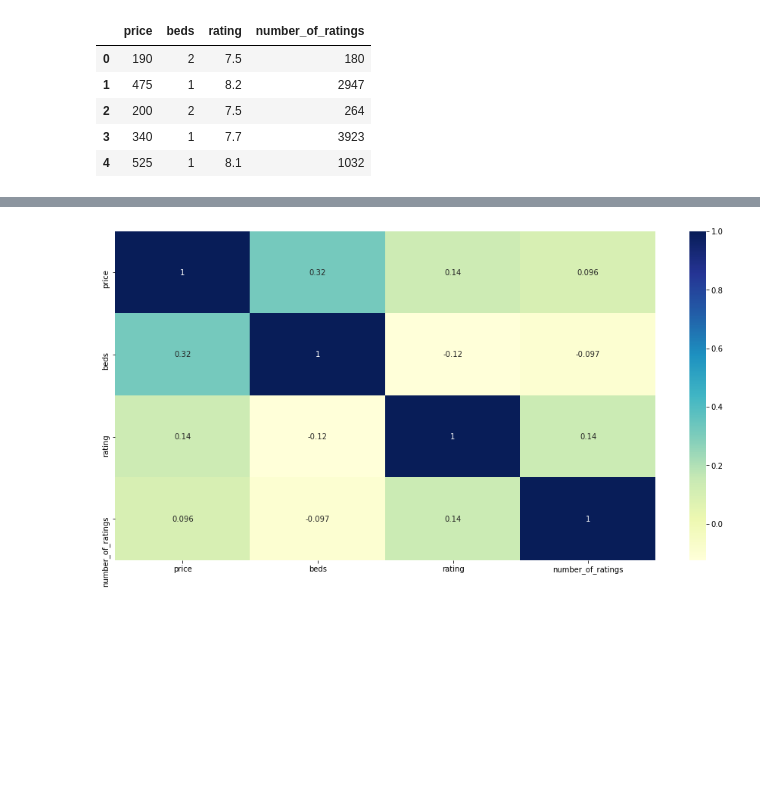
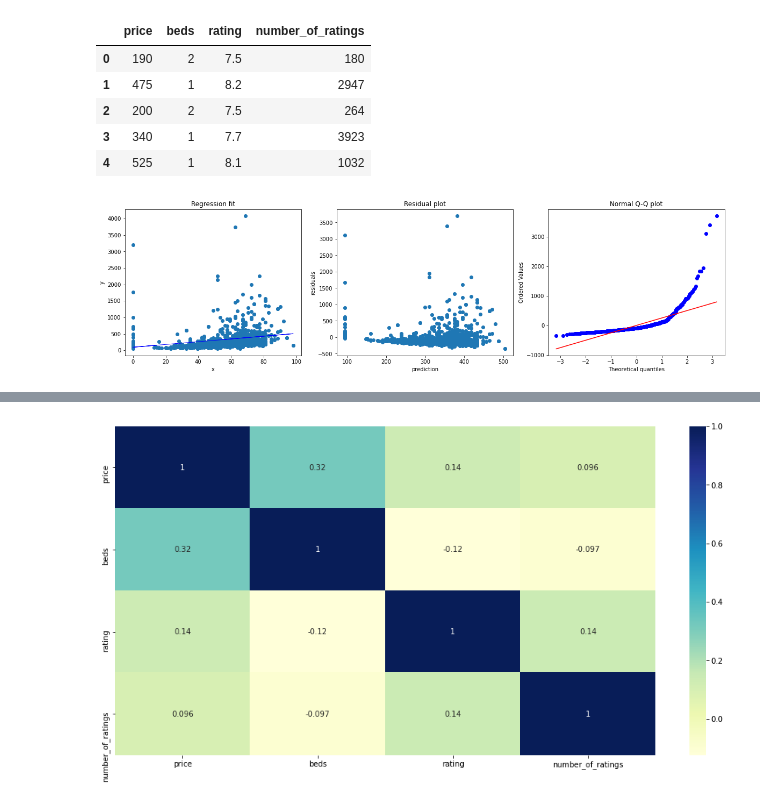
Before and after one commit to jennansowayan/Hotel_Rooms_Price_Prediction, a Jupyter notebook: Linear Regression - Booking.com.ipynb, the cells around one changed output, grey strips where cells are left out. Saved outputs shown, nothing was run; the diff lists cells and outputs as text; code cells hidden in the pictures; blank space fills up the shorter version.

```diff
--- a/Linear Regression - Booking.com.ipynb
+++ b/Linear Regression - Booking.com.ipynb
@@ -731,7 +727,7 @@ df3[df3['location'].str.contains("Show on map")]
 #df3.to_csv("reg1.csv",index=False)
 
 
-df3 = pd.read_csv('reg1112.csv')
+df3 = pd.read_csv('reg111.csv')
 # %%
 
 #df3['beds'].astype(int)
@@ -770,3 +766,38 @@ x.head()
 | 2 | 200 | 2 | 7.5 | 264 |
 | 3 | 340 | 1 | 7.7 | 3923 |
 | 4 | 525 | 1 | 8.1 | 1032 |
+# %%
+import scipy.stats as stats
+
+def diagnostic_plot(x, y):
+    plt.figure(figsize=(20,5))
+
+    rgr = LinearRegression()
+    rgr.fit(x,y)
+    pred = rgr.predict(x)
+
+    plt.subplot(1, 3, 1)
+    plt.scatter(x,y)
+    plt.plot(x, pred, color='blue',linewidth=1)
+    plt.title("Regression fit")
+    plt.xlabel("x")
+    plt.ylabel("y")
+
+    plt.subplot(1, 3, 2)
+    res = y - pred
+    plt.scatter(pred, res)
+    plt.title("Residual plot")
+    plt.xlabel("prediction")
+    plt.ylabel("residuals")
+
+    plt.subplot(1, 3, 3)
+    #Generates a probability plot of sample data against the quantiles of a
+    # specified theoretical distribution
+    stats.probplot(res, dist="norm", plot=plt)
+    plt.title("Normal Q-Q plot")
+# %%
+x = np.array(df3.rating**2)
+y = df3.price
+diagnostic_plot(x.reshape(-1,1), y)
+# %% [output]
+[figure, added]
```
Also changed, not shown: parts of 48 cells of this notebook.
